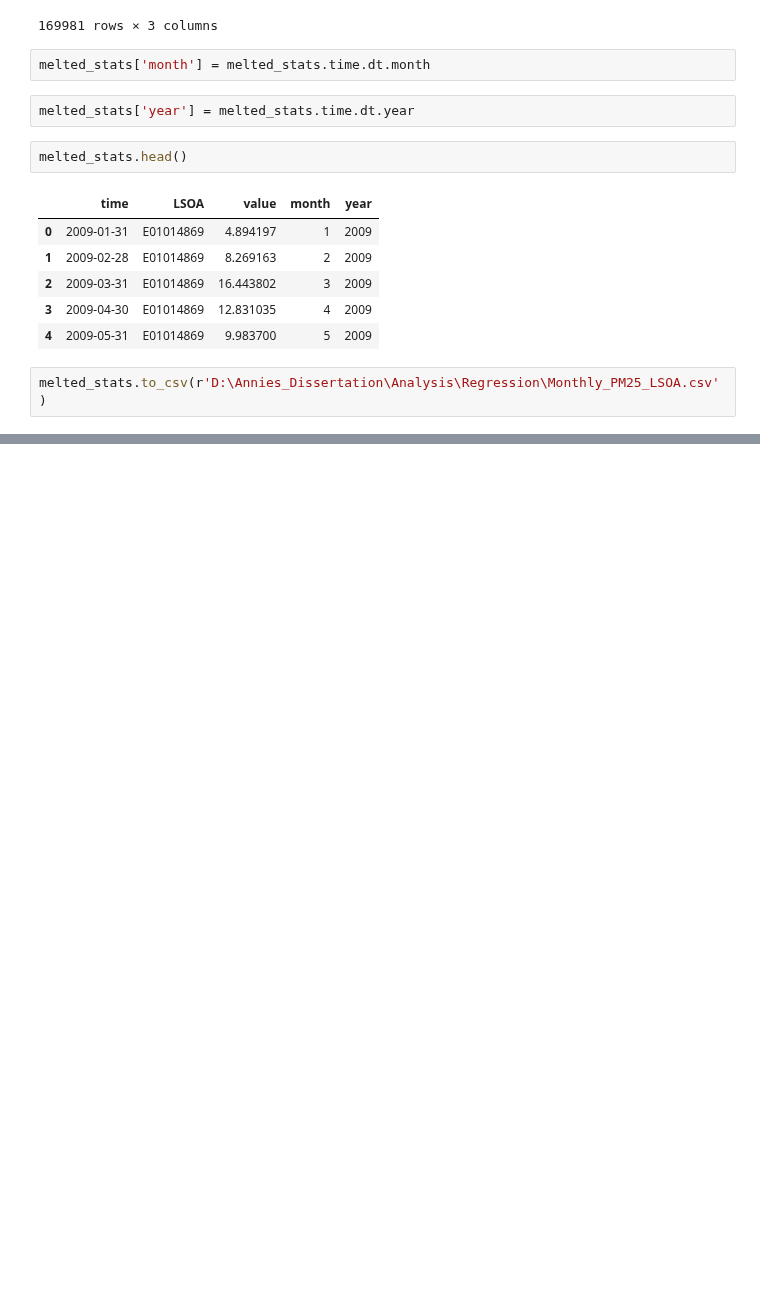
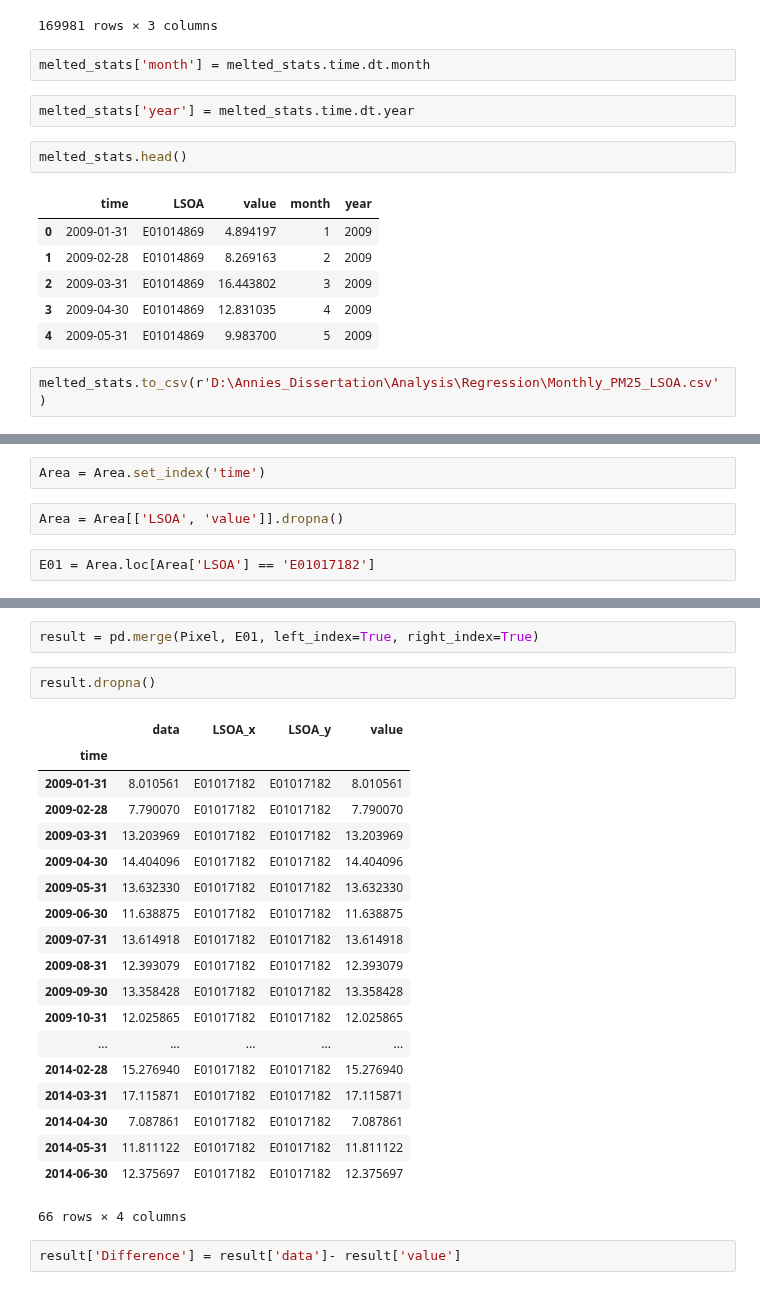
Before and after one commit to annalisasheehan/masters, a Jupyter notebook: RasterstatsFromXArray.ipynb, the cells around one changed output, grey strips where cells are left out. Drawn from its saved outputs; the diff is of its cells as text; blank space fills up the shorter version.

Commit message:
Code for validating monthly time series data for a pixel with monthly time series data for a LSOA which is located within pixel. In order to check Rasterstats code is correct.

```diff
--- a/RasterstatsFromXArray.ipynb
+++ b/RasterstatsFromXArray.ipynb
@@ -206,0 +277,6 @@ melted_stats.to_csv(r'D:\Annies_Dissertation\Analysis\Regression\Monthly_PM25_LS
+# %%
+Area = Area.set_index('time')
+# %%
+Area = Area[['LSOA', 'value']].dropna()
+# %%
+E01 = Area.loc[Area['LSOA'] == 'E01017182']
@@ -206,0 +305,26 @@ melted_stats.to_csv(r'D:\Annies_Dissertation\Analysis\Regression\Monthly_PM25_LS
+# %%
+result = pd.merge(Pixel, E01, left_index=True, right_index=True)
+# %%
+result.dropna()
+# %% [output]
+|  | data | LSOA_x | LSOA_y | value |
+| time |  |  |  |  |
+| 2009-01-31 | 8.010561 | E01017182 | E01017182 | 8.010561 |
+| 2009-02-28 | 7.790070 | E01017182 | E01017182 | 7.790070 |
+| 2009-03-31 | 13.203969 | E01017182 | E01017182 | 13.203969 |
+| 2009-04-30 | 14.404096 | E01017182 | E01017182 | 14.404096 |
+| 2009-05-31 | 13.632330 | E01017182 | E01017182 | 13.632330 |
+| 2009-06-30 | 11.638875 | E01017182 | E01017182 | 11.638875 |
+| 2009-07-31 | 13.614918 | E01017182 | E01017182 | 13.614918 |
+| 2009-08-31 | 12.393079 | E01017182 | E01017182 | 12.393079 |
+| 2009-09-30 | 13.358428 | E01017182 | E01017182 | 13.358428 |
+| 2009-10-31 | 12.025865 | E01017182 | E01017182 | 12.025865 |
+| ... | ... | ... | ... | ... |
+| 2014-02-28 | 15.276940 | E01017182 | E01017182 | 15.276940 |
+| 2014-03-31 | 17.115871 | E01017182 | E01017182 | 17.115871 |
+| 2014-04-30 | 7.087861 | E01017182 | E01017182 | 7.087861 |
+| 2014-05-31 | 11.811122 | E01017182 | E01017182 | 11.811122 |
+| 2014-06-30 | 12.375697 | E01017182 | E01017182 | 12.375697 |
+66 rows × 4 columns
+# %%
+result['Difference'] = result['data']- result['value']
```
Also changed, not shown: parts of 25 cells of this notebook.
